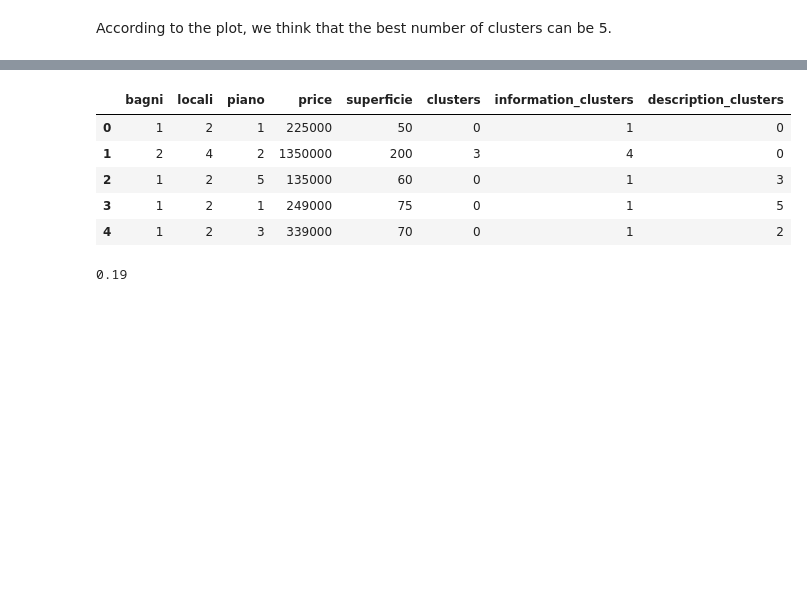
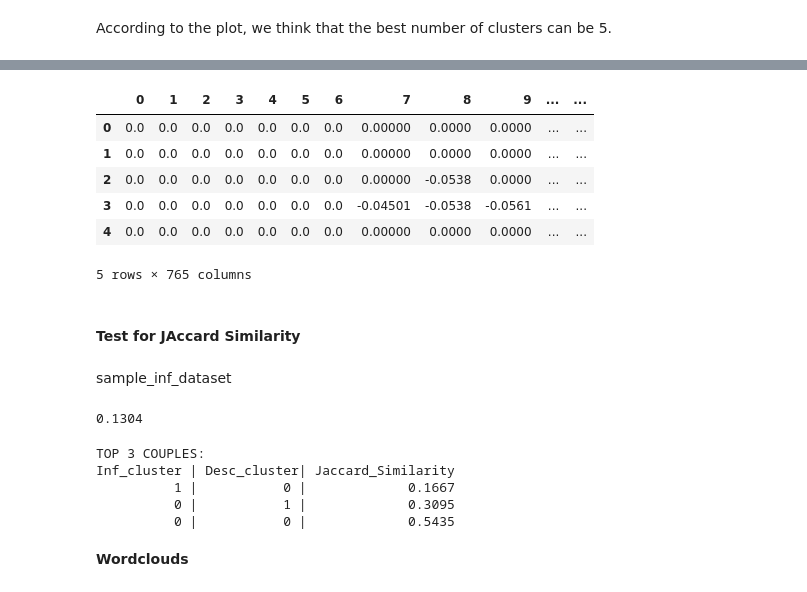
Before and after one commit to AVcodeMaverick7/ADM_HW4_Group_7, a Jupyter notebook: HM4_Asia.ipynb, the cells around one changed output, grey strips where cells are left out. Drawn from its saved outputs; the diff is of its cells as text; code cells hidden in the pictures; blank space fills up the shorter version.

Commit message:
jaccard similarity done

```diff
--- a/HM4_Asia.ipynb
+++ b/HM4_Asia.ipynb
@@ -159,6 +203,6 @@ import matplotlib.pyplot as plt
 # %%
 sse = {}
 for k in range(1,10):
-    kmeanModel = KMeans(n_clusters=k, max_iter=1000).fit(dataset11)
-    dataset11['clusters'] = kmeanModel.labels_
-    sse[k] = kmeanModel.inertia_ # check it
+    kmeanModel = KMeans(n_clusters=k, max_iter=1000).fit(sample_inf_dataset)
+    sample_inf_dataset['clusters'] = kmeanModel.labels_
+    sse[k] = kmeanModel.inertia_
@@ -174,5 +236,5 @@ plt.show()
 # %% [markdown]
 According to the plot, we think that the best number of clusters can be 5.
 # %%
-kmeanModel = KMeans(n_clusters=5, max_iter=1000).fit(dataset11)
-dataset11['information_clusters'] = kmeanModel.labels_
+kmeanModel = KMeans(n_clusters=3, max_iter=1000).fit(sample_inf_dataset)
+sample_inf_dataset['information_clusters'] = kmeanModel.labels_
@@ -193,0 +257,6 @@ dataset11['description_clusters'] = [random.randint(0, 5) for i in range(364)]
+# %%
+sse = {}
+for k in range(1,10):
+    kmeanModel = KMeans(n_clusters=k, max_iter=1000).fit(sample_description_data_frame)
+    sample_description_data_frame['clusters'] = kmeanModel.labels_
+    sse[k] = kmeanModel.inertia_
@@ -194,15 +272,17 @@ dataset11['description_clusters'] = [random.randint(0, 5) for i in range(364)]
+# %%
+kmeanModel = KMeans(n_clusters=2, max_iter=1000).fit(sample_description_data_frame)
+sample_description_data_frame['information_clusters'] = kmeanModel.labels_
 # %%
-dataset11.head()
+sample_description_data_frame.head()
 # %% [output]
-|  | bagni | locali | piano | price | superficie | clusters | information_clusters | description_clusters |
-| 0 | 1 | 2 | 1 | 225000 | 50 | 0 | 1 | 0 |
-| 1 | 2 | 4 | 2 | 1350000 | 200 | 3 | 4 | 0 |
-| 2 | 1 | 2 | 5 | 135000 | 60 | 0 | 1 | 3 |
-| 3 | 1 | 2 | 1 | 249000 | 75 | 0 | 1 | 5 |
-| 4 | 1 | 2 | 3 | 339000 | 70 | 0 | 1 | 2 |
+|  | 0 | 1 | 2 | 3 | 4 | 5 | 6 | 7 | 8 | 9 | ... | ... |
+| 0 | 0.0 | 0.0 | 0.0 | 0.0 | 0.0 | 0.0 | 0.0 | 0.00000 | 0.0000 | 0.0000 | ... | ... |
+| 1 | 0.0 | 0.0 | 0.0 | 0.0 | 0.0 | 0.0 | 0.0 | 0.00000 | 0.0000 | 0.0000 | ... | ... |
+| 2 | 0.0 | 0.0 | 0.0 | 0.0 | 0.0 | 0.0 | 0.0 | 0.00000 | -0.0538 | 0.0000 | ... | ... |
+| 3 | 0.0 | 0.0 | 0.0 | 0.0 | 0.0 | 0.0 | 0.0 | -0.04501 | -0.0538 | -0.0561 | ... | ... |
+| 4 | 0.0 | 0.0 | 0.0 | 0.0 | 0.0 | 0.0 | 0.0 | 0.00000 | 0.0000 | 0.0000 | ... | ... |
+5 rows × 765 columns
-# %%
-from  sklearn.metrics import jaccard_similarity_score
-jaccard_sim = round(jaccard_similarity_score(kmeanModel.labels_, [random.randint(0, 5) for i in range(364)]), 2)
-jaccard_sim
-# %% [output]
-0.19
+# %% [markdown]
+#### Test for JAccard Similarity
+# %% [markdown]
+sample_inf_dataset
@@ -208,0 +305,22 @@ jaccard_sim
+# %%
+jaccard_sim = jaccard_similarity(groups_dict_ds1[1], groups_dict_ds2[1])
+jaccard_sim
+# %% [output]
+0.1304
+# %%
+# values or just indexes ???
+jaccard_scores = [(jaccard_similarity(clu1, clu2), nr1, nr2) for nr1, clu1 in groups_dict_ds1.items() for nr2, clu2 in groups_dict_ds2.items()]
+jaccard_scores = sorted(jaccard_scores)
+best_3 = sorted(jaccard_scores[-3:])
+
+print("TOP 3 COUPLES: \nInf_cluster | Desc_cluster| Jaccard_Similarity")
+for i in best_3:
+    print(" {0:10} |  {1:10} | {2:18}".format(i[1], i[2], i[0]))
+# %% [output]
+TOP 3 COUPLES:
+Inf_cluster | Desc_cluster| Jaccard_Similarity
+          1 |           0 |             0.1667
+          0 |           1 |             0.3095
+          0 |           0 |             0.5435
+# %% [markdown]
+**Wordclouds**
```
Also changed, not shown: parts of 37 cells of this notebook.
